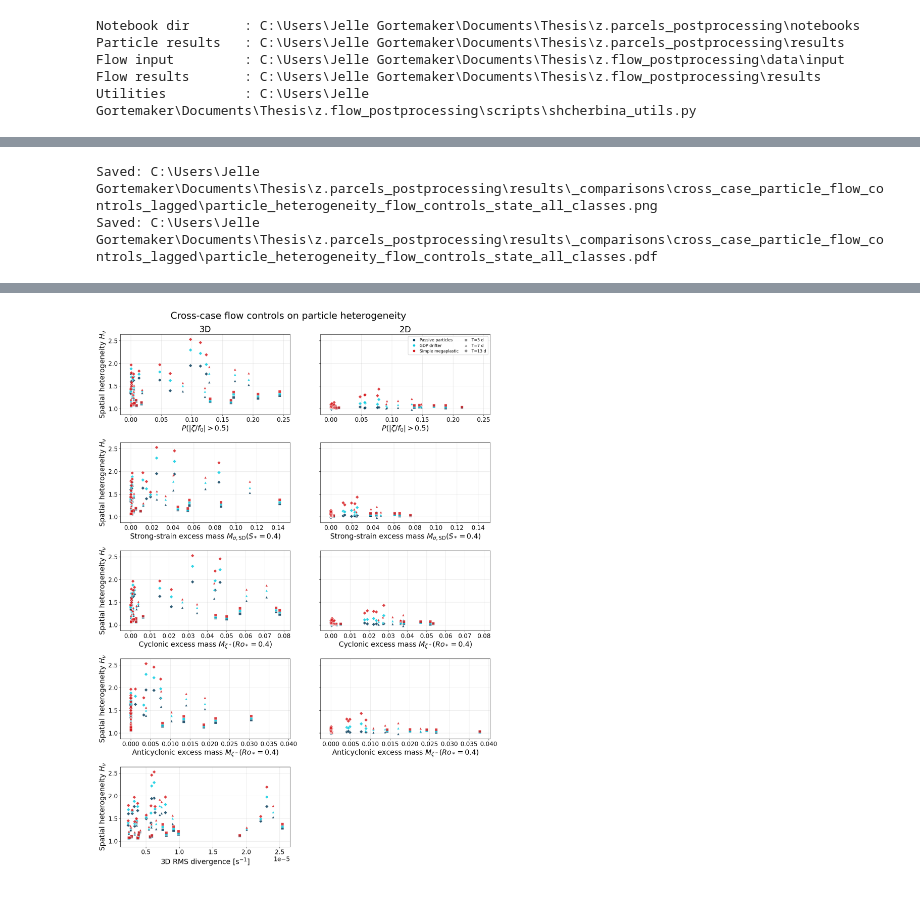
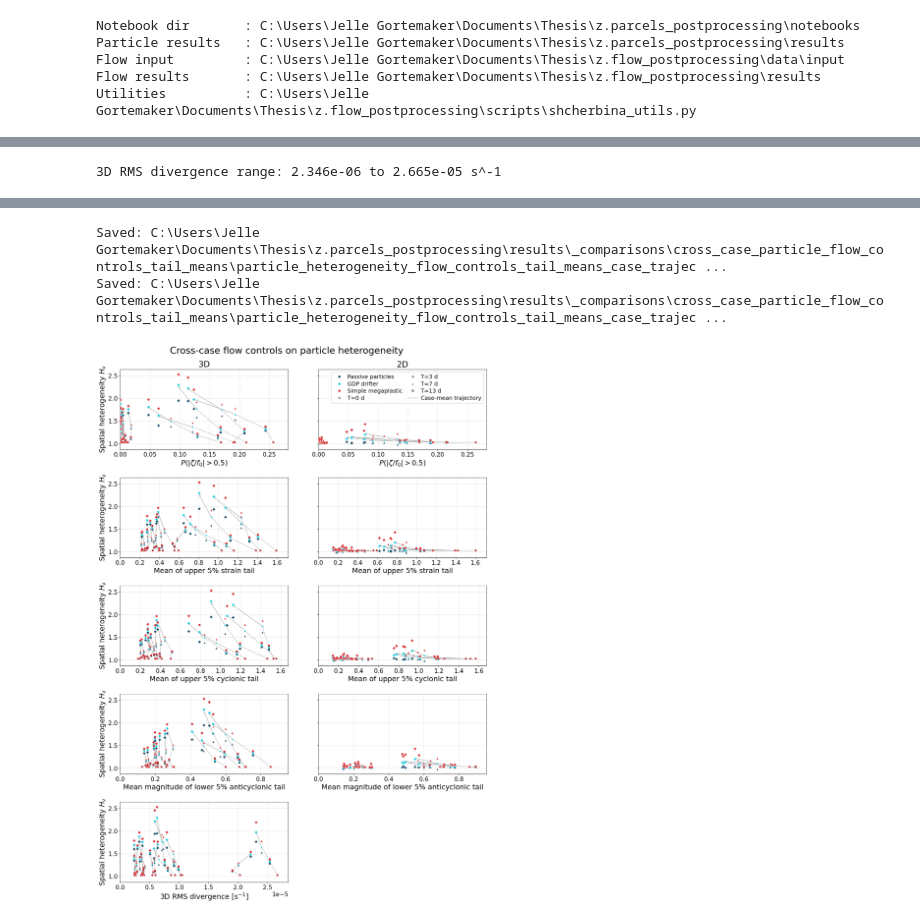
Before and after one commit to Jelle-Gortemaker/Thesis, a Jupyter notebook: z.parcels_postprocessing/notebooks/compare_particle_heterogeneity_flow_controls.ipynb, the cells around one changed output, grey strips where cells are left out. Saved outputs shown, nothing was run; the diff lists cells and outputs as text; code cells hidden in the pictures.

```diff
--- a/z.parcels_postprocessing/notebooks/compare_particle_heterogeneity_flow_controls.ipynb
+++ b/z.parcels_postprocessing/notebooks/compare_particle_heterogeneity_flow_controls.ipynb
@@ -1444,15 +1366,20 @@ def add_growth_trend(ax, data, x_key, y_key):
 # %%
 # ============================================================
-# 8. STATE FIGURE: H_nu VERSUS SAME-SNAPSHOT FLOW CONTROLS
+# 8. CASE TRAJECTORIES IN ABSOLUTE FLOW-HETEROGENEITY SPACE
 # ============================================================
 
 apply_cross_case_style()
-data = state_plot_df.copy()
+data = plot_df.copy()
+
+# Check the underlying values before plotting. This distinguishes a
+# plotting/autoscaling problem from a genuine cached-data problem.
+divergence_diagnostic = print_divergence_diagnostic(data)
+display(divergence_diagnostic)
 
 fig, axes = plt.subplots(
     nrows=5,
     ncols=2,
-    figsize=(15.5, 21.0),
+    figsize=(15.5, 21.2),
     sharey=True,
     facecolor="white",
     constrained_layout=False,
@@ -1468,47 +1395,57 @@ y_limits = padded_limits(
 axes[0, 0].set_title("3D")
 axes[0, 1].set_title("2D")
 
-for row_index, spec in enumerate(STATE_ROWS):
+for row_index, spec in enumerate(FLOW_CONTROL_ROWS):
+    key_3d = spec["key_3d"]
+    key_2d = spec["key_2d"]
+
     ax_3d = axes[row_index, 0]
-    scatter_state(
+    plot_panel_with_case_trajectories(
         ax_3d,
         data,
-        spec["key_3d"],
-        "heterogeneity_3d",
+        x_key=key_3d,
+        y_key="heterogeneity_3d",
     )
     format_panel(
         ax_3d,
-        spec["label"],
-        r"Spatial heterogeneity $H_\nu$",
+        xlabel=spec["label"],
+        ylabel=r"Spatial heterogeneity $H_\nu$",
     )
     if y_limits is not None:
         ax_3d.set_ylim(*y_limits)
 
-    if spec["key_2d"] is None:
+    if key_2d is None:
+        # This branch is the 3D-only RMS-divergence panel.
+        # Previously it continued before setting x limits, allowing
+        # FancyArrowPatch to distort Matplotlib's autoscaling.
+        ax_3d.set_xlim(
+            *nonnegative_limits(
+                data[key_3d].to_numpy(dtype=float)
+            )
+        )
         axes[row_index, 1].axis("off")
         continue
 
     ax_2d = axes[row_index, 1]
-    scatter_state(
+    plot_panel_with_case_trajectories(
         ax_2d,
         data,
-        spec["key_2d"],
-        "heterogeneity_2d",
+        x_key=key_2d,
+        y_key="heterogeneity_2d",
     )
-    format_panel(ax_2d, spec["label"])
+    format_panel(ax_2d, xlabel=spec["label"])
     if y_limits is not None:
         ax_2d.set_ylim(*y_limits)
 
-    row_limits = padded_limits(
+    # Shared limits for direct 3D-versus-2D comparison.
+    row_limits = nonnegative_limits(
         np.r_[
-            data[spec["key_3d"]].to_numpy(dtype=float),
-            data[spec["key_2d"]].to_numpy(dtype=float),
-        ],
-        include_zero=True,
+            data[key_3d].to_numpy(dtype=float),
+            data[key_2d].to_numpy(dtype=float),
+        ]
     )
-    if row_limits is not None:
-        ax_3d.set_xlim(*row_limits)
-        ax_2d.set_xlim(*row_limits)
+    ax_3d.set_xlim(*row_limits)
+    ax_2d.set_xlim(*row_limits)
 
 axes[4, 0].ticklabel_format(
     axis="x",
@@ -1516,8 +1453,8 @@ axes[4, 0].ticklabel_format(
     scilimits=(0, 0),
 )
 
-# One combined, title-free legend inside the first 2D panel.
-add_inside_legend(axes[0, 1], interval=False)
+# One combined legend inside the first 2D panel.
+add_inside_legend(axes[0, 1])
 
 fig.suptitle(
     "Cross-case flow controls on particle heterogeneity",
@@ -1534,9 +1471,8 @@ fig.subplots_adjust(
 
 save_figure(
     fig,
-    "particle_heterogeneity_flow_controls_state_all_classes",
+    "particle_heterogeneity_flow_controls_tail_means_case_trajectories_all_classes",
 )
 plt.show()
 # %% [output]
-Saved: C:\Users\Jelle Gortemaker\Documents\Thesis\z.parcels_postprocessing\results\_comparisons\cross_case_particle_flow_controls_lagged\particle_heterogeneity_flow_controls_state_all_classes.png
-Saved: C:\Users\Jelle Gortemaker\Documents\Thesis\z.parcels_postprocessing\results\_comparisons\cross_case_particle_flow_controls_lagged\particle_heterogeneity_flow_controls_state_all_classes.pdf
+3D RMS divergence range: 2.346e-06 to 2.665e-05 s^-1
@@ -1543 +1496,3 @@ Saved: C:\Users\Jelle Gortemaker\Documents\Thesis\z.parcels_postprocessing\resul
+Saved: C:\Users\Jelle Gortemaker\Documents\Thesis\z.parcels_postprocessing\results\_comparisons\cross_case_particle_flow_controls_tail_means\particle_heterogeneity_flow_controls_tail_means_case_trajec ...
+Saved: C:\Users\Jelle Gortemaker\Documents\Thesis\z.parcels_postprocessing\results\_comparisons\cross_case_particle_flow_controls_tail_means\particle_heterogeneity_flow_controls_tail_means_case_trajec ...
-[figure, old version]
+[figure, new version]
```
Also changed, not shown: parts of 16 cells of this notebook, 1 other file.
